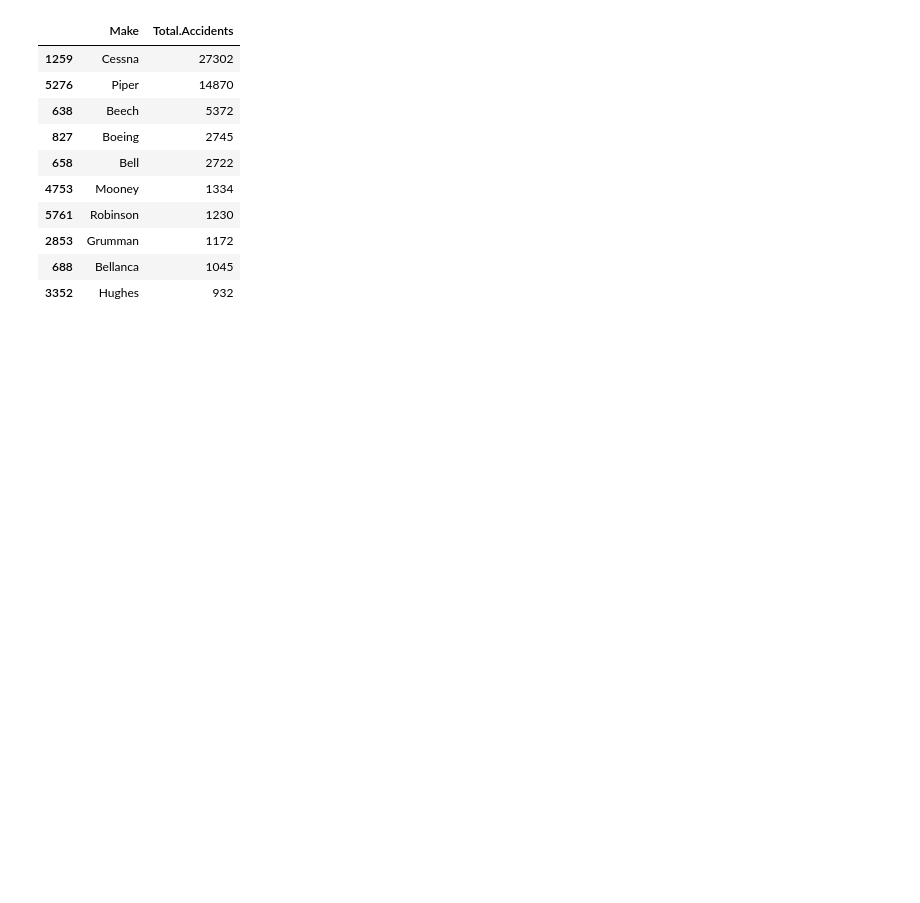
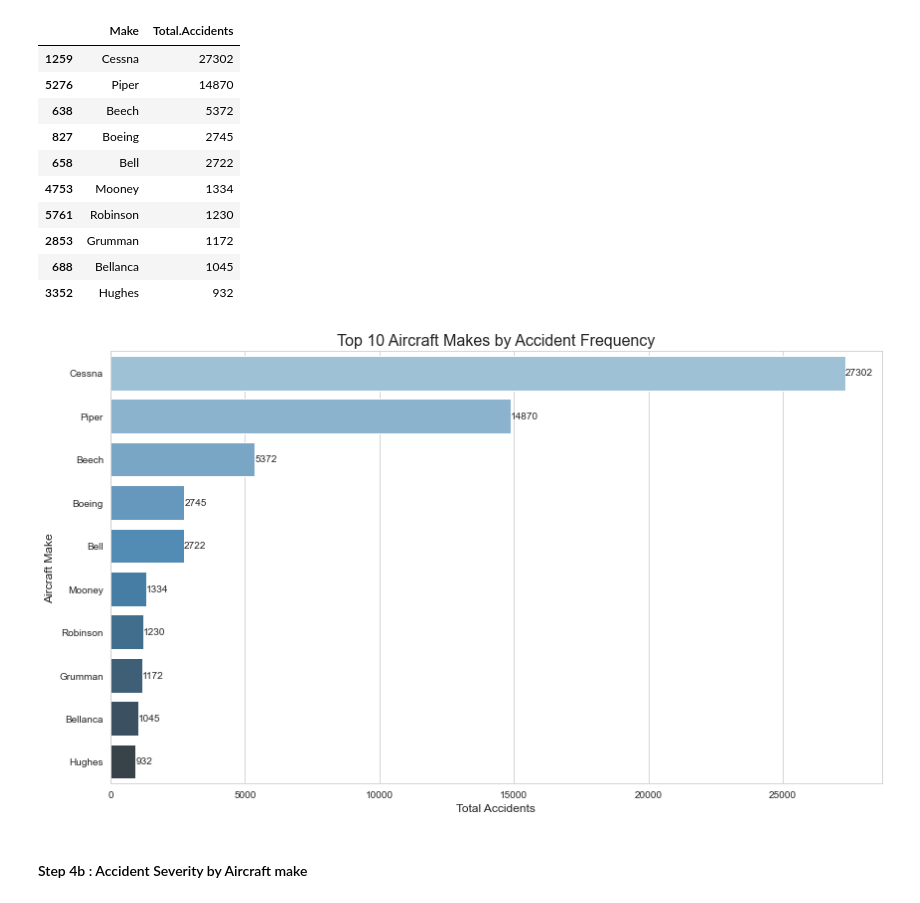
Before and after one commit to DebbieMOmondi/-Aviation-Risk-Analysis, a Jupyter notebook: Risk_Analysis.ipynb, the cells around one changed output. Cells and saved outputs as stored; diff of their text form; code cells hidden in the pictures; blank space fills up the shorter version.

```diff
--- a/Risk_Analysis.ipynb
+++ b/Risk_Analysis.ipynb
@@ -343,6 +348,6 @@ cleaned_data[['Make', 'Model', 'Total.Serious.Injuries', 'Total.Minor.Injuries',
 # %%
 # Count the number of accidents per aircraft make
-accidents_per_model = cleaned_data.groupby('Make').size().reset_index(name='Total.Accidents')
+accidents_per_model = cleaned_data.groupby(['Make']).size().reset_index(name='Total.Accidents')
 
 # Sort by the accident count for better readability
 accidents_per_model = accidents_per_model.sort_values(by='Total.Accidents', ascending=False)
@@ -361,3 +366,32 @@ accidents_per_model.head(10)
 | 2853 | Grumman | 1172 |
 | 688 | Bellanca | 1045 |
 | 3352 | Hughes | 932 |
+# %%
+#Setting  a modern style
+sns.set_style("whitegrid")
+
+#Setting the figure size
+plt.figure(figsize=(12, 7))
+
+#Limitting the bar graph to only show the top 10 makes
+top_makes = accidents_per_model.head(10)
+
+#Plotting with Seaborn for built-in aesthetics
+sns.barplot(x='Total.Accidents', y='Make', data=top_makes, palette='Blues_d')
+
+#Adding titles and labels with better font size
+plt.title('Top 10 Aircraft Makes by Accident Frequency', fontsize=16)
+plt.xlabel('Total Accidents', fontsize=12)
+plt.ylabel('Aircraft Make', fontsize=12)
+
+#Adding value labels on the bars
+for index, value in enumerate(top_makes['Total.Accidents']):
+    plt.text(value + 1, index, str(value), va='center', fontsize=10)
+
+# Clean layout
+plt.tight_layout()
+plt.show()
+# %% [output]
+[figure, added]
+# %% [markdown]
+#### Step 4b : Accident Severity by Aircraft make
```
Also changed, not shown: parts of 24 cells of this notebook, 1 other file.
